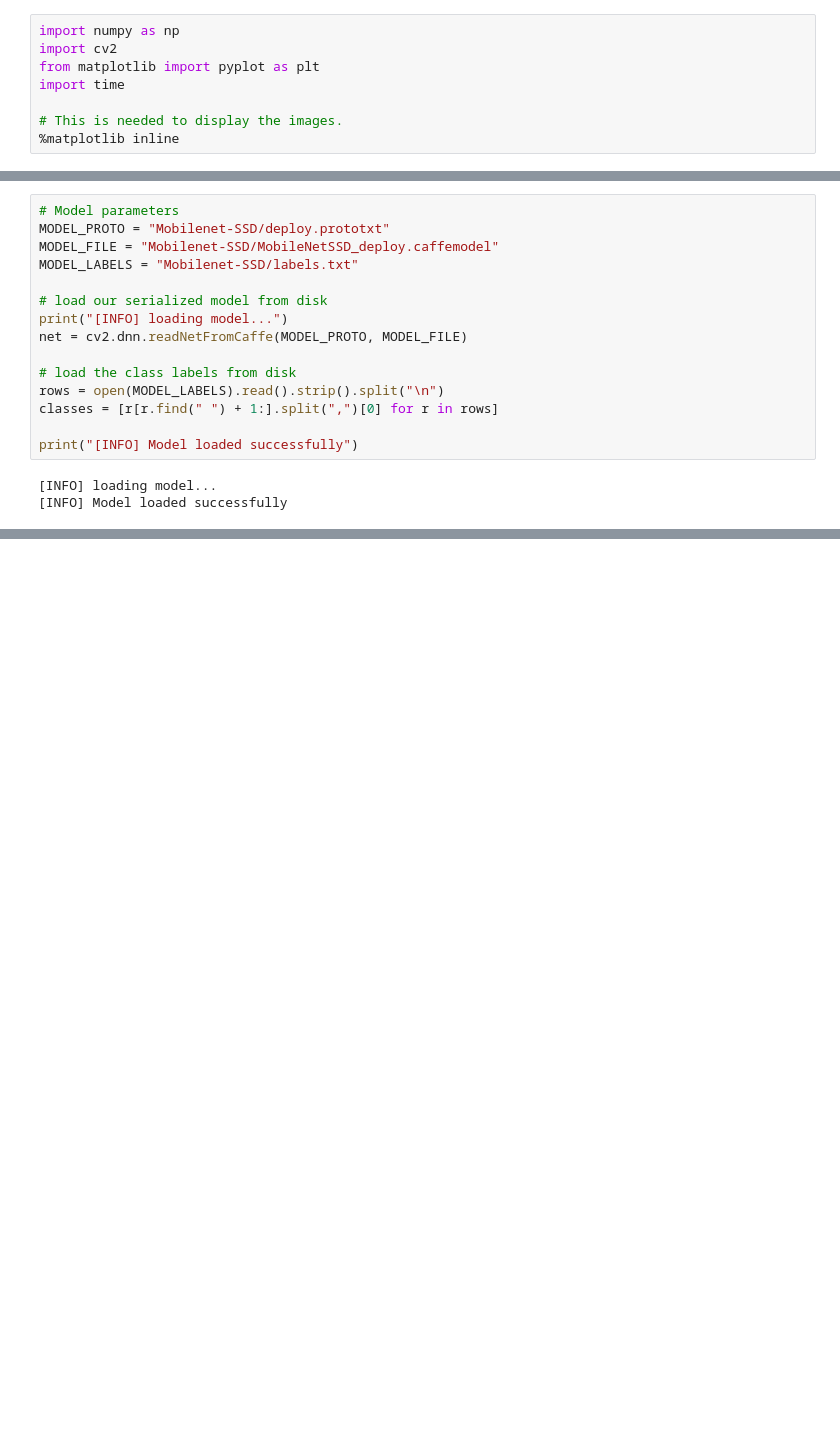
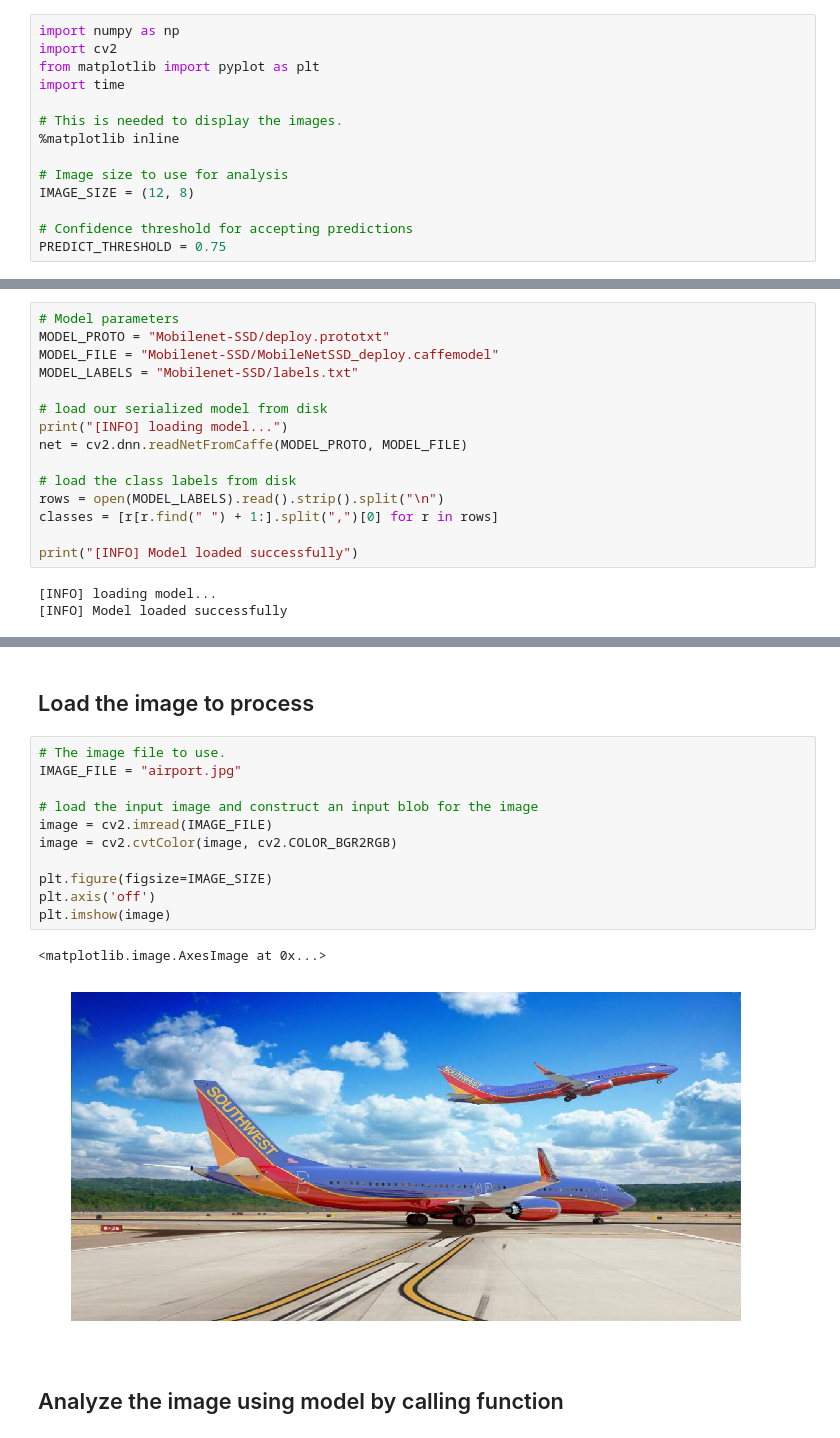
Before and after one commit to dattarajrao/PredixDeepLearning, a Jupyter notebook: OpenCV-Caffe-Python-Example.ipynb, the cells around one changed output, grey strips where cells are left out. Drawn from its saved outputs; the diff is of its cells as text; blank space fills up the shorter version.

```diff
--- a/OpenCV-Caffe-Python-Example.ipynb
+++ b/OpenCV-Caffe-Python-Example.ipynb
@@ -14,5 +16,11 @@ import time
 
 # This is needed to display the images.
 %matplotlib inline
+
+# Image size to use for analysis
+IMAGE_SIZE = (12, 8)
+
+# Confidence threshold for accepting predictions
+PREDICT_THRESHOLD = 0.75
 # %% [markdown]
 ## Setup the environment - define variables, load image
@@ -64,3 +81,21 @@ print("[INFO] Model loaded successfully")
+# %% [markdown]
+## Load the image to process
+# %%
+# The image file to use.
+IMAGE_FILE = "airport.jpg"
+
+# load the input image and construct an input blob for the image
+image = cv2.imread(IMAGE_FILE)
+image = cv2.cvtColor(image, cv2.COLOR_BGR2RGB)
+
+plt.figure(figsize=IMAGE_SIZE)
+plt.axis('off')
+plt.imshow(image)
+# %% [output]
+<matplotlib.image.AxesImage at 0x...>
+[figure, added]
+# %% [markdown]
+## Analyze the image using model by calling function
 # %%
 # set the blob as input to the network and perform a forward-pass to
 # obtain our output classification
```
Also changed, not shown: parts of 10 cells of this notebook.
